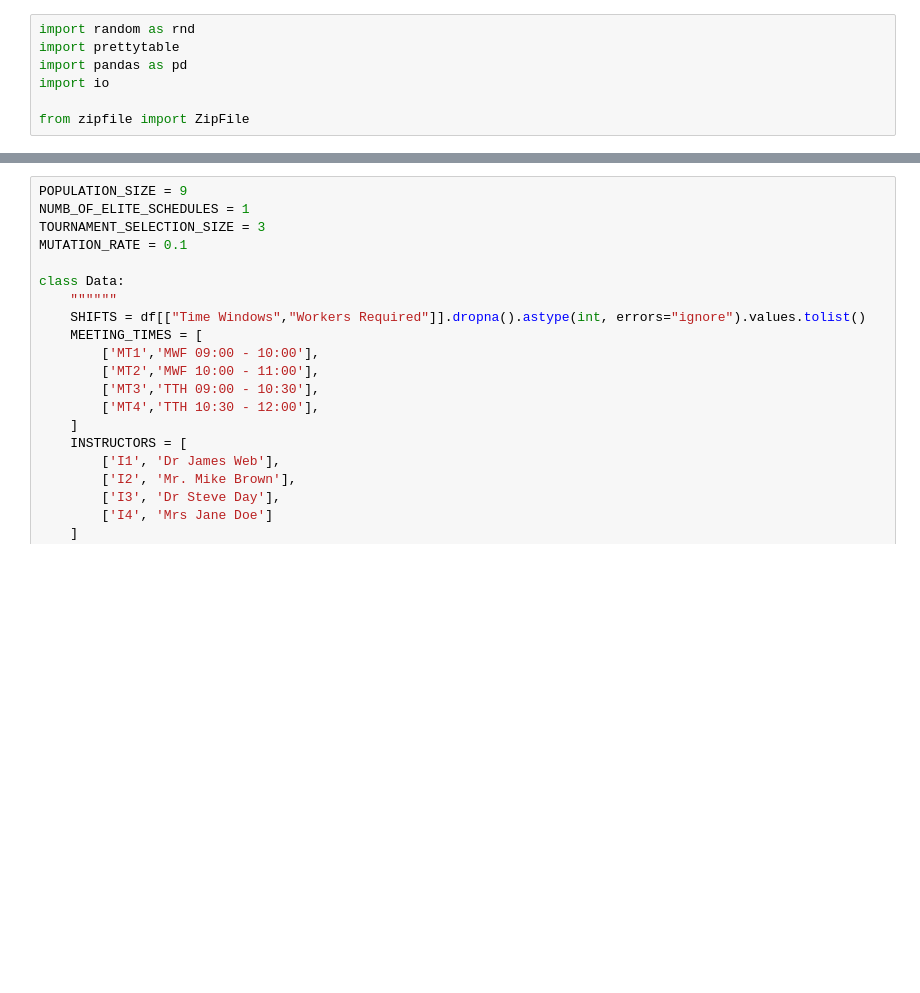
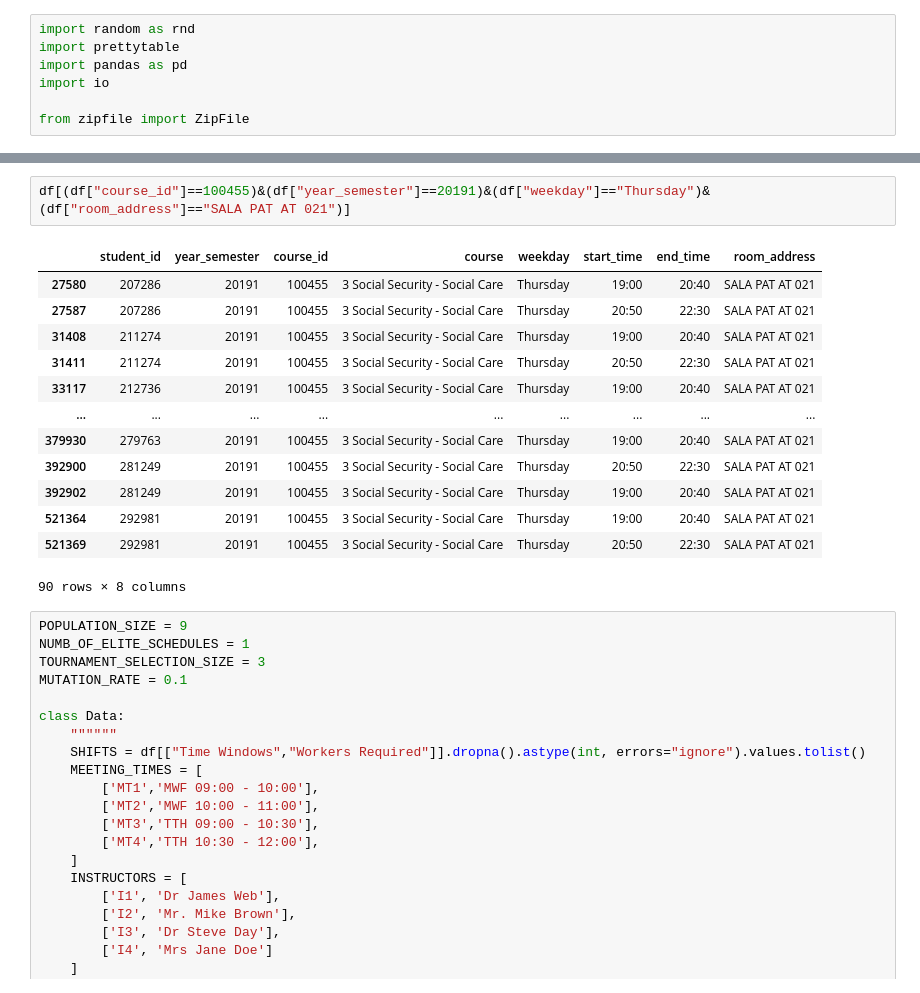
Before and after one commit to dinhgiangltk/analysis-projects, a Jupyter notebook: genetic_algorithm/case_workshift_scheduling.ipynb, the cells around one changed output, grey strips where cells are left out. Saved outputs shown, nothing was run; the diff lists cells and outputs as text; blank space fills up the shorter version.

```diff
--- a/genetic_algorithm/case_workshift_scheduling.ipynb
+++ b/genetic_algorithm/case_workshift_scheduling.ipynb
@@ -26,3 +56,19 @@ dtype: int64
+# %%
+df[(df["course_id"]==100455)&(df["year_semester"]==20191)&(df["weekday"]=="Thursday")&(df["room_address"]=="SALA PAT AT 021")]
+# %% [output]
+|  | student_id | year_semester | course_id | course | weekday | start_time | end_time | room_address |
+| 27580 | 207286 | 20191 | 100455 | 3 Social Security - Social Care | Thursday | 19:00 | 20:40 | SALA PAT AT 021 |
+| 27587 | 207286 | 20191 | 100455 | 3 Social Security - Social Care | Thursday | 20:50 | 22:30 | SALA PAT AT 021 |
+| 31408 | 211274 | 20191 | 100455 | 3 Social Security - Social Care | Thursday | 19:00 | 20:40 | SALA PAT AT 021 |
+| 31411 | 211274 | 20191 | 100455 | 3 Social Security - Social Care | Thursday | 20:50 | 22:30 | SALA PAT AT 021 |
+| 33117 | 212736 | 20191 | 100455 | 3 Social Security - Social Care | Thursday | 19:00 | 20:40 | SALA PAT AT 021 |
+| ... | ... | ... | ... | ... | ... | ... | ... | ... |
+| 379930 | 279763 | 20191 | 100455 | 3 Social Security - Social Care | Thursday | 19:00 | 20:40 | SALA PAT AT 021 |
+| 392900 | 281249 | 20191 | 100455 | 3 Social Security - Social Care | Thursday | 20:50 | 22:30 | SALA PAT AT 021 |
+| 392902 | 281249 | 20191 | 100455 | 3 Social Security - Social Care | Thursday | 19:00 | 20:40 | SALA PAT AT 021 |
+| 521364 | 292981 | 20191 | 100455 | 3 Social Security - Social Care | Thursday | 19:00 | 20:40 | SALA PAT AT 021 |
+| 521369 | 292981 | 20191 | 100455 | 3 Social Security - Social Care | Thursday | 20:50 | 22:30 | SALA PAT AT 021 |
+90 rows × 8 columns
 # %%
 POPULATION_SIZE = 9
 NUMB_OF_ELITE_SCHEDULES = 1
```
Also changed, not shown: parts of 6 cells of this notebook, 4 other files.
